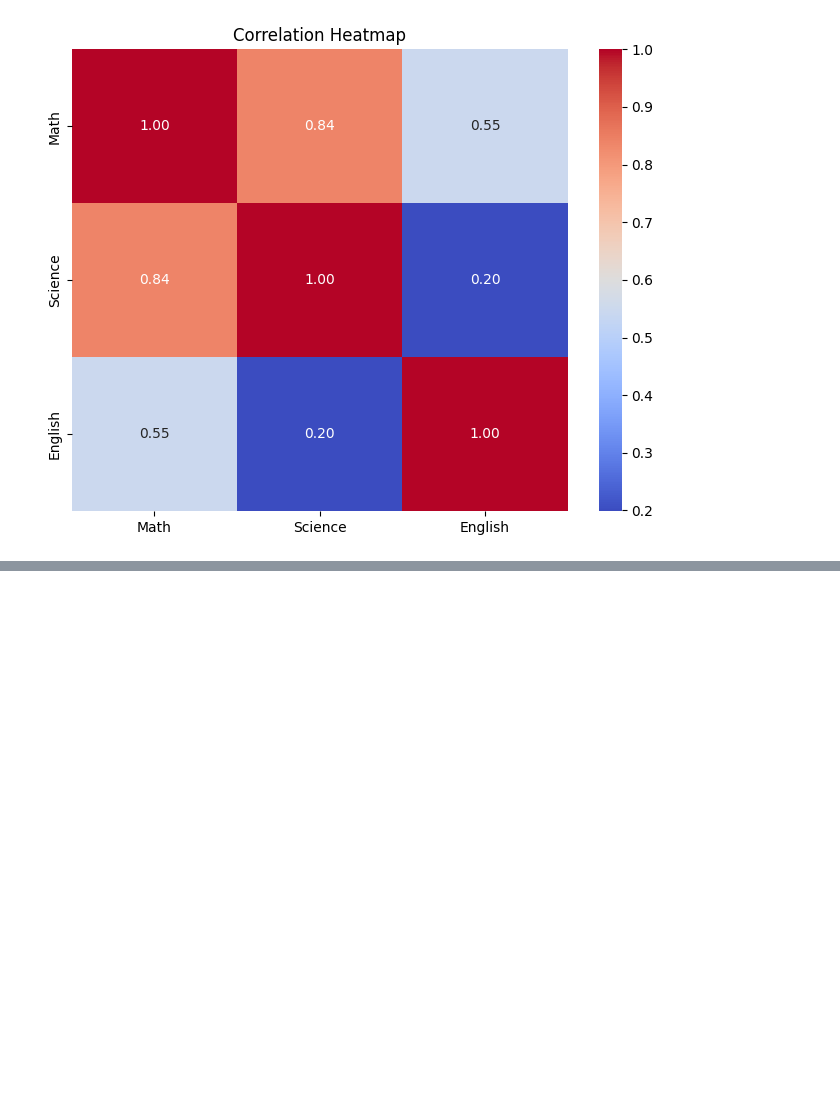
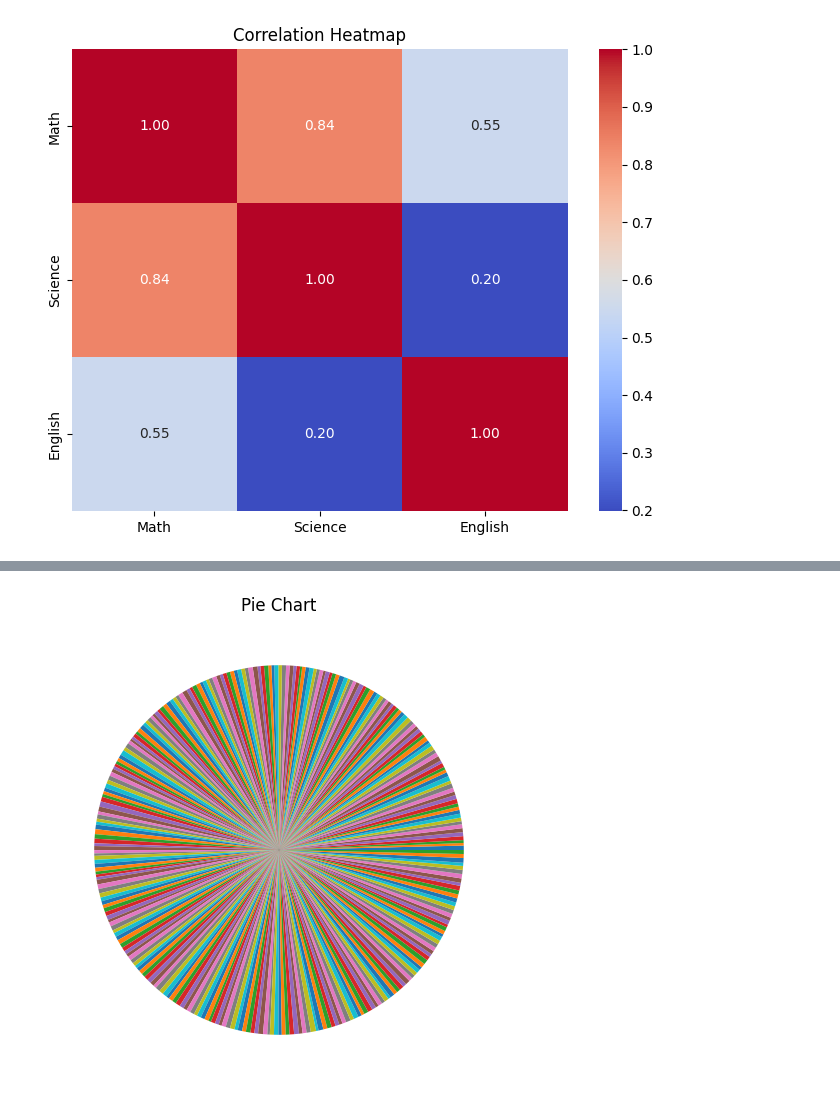
Before and after one commit to deepu002508/ADM, a Jupyter notebook: LAB_02.ipynb, the cells around one changed output, grey strips where cells are left out. Saved outputs shown, nothing was run; the diff lists cells and outputs as text; code cells hidden in the pictures; blank space fills up the shorter version.

```diff
--- a/LAB_02.ipynb
+++ b/LAB_02.ipynb
@@ -103,0 +174,7 @@ plt.show()
+# %%
+plt.figure(figsize=(8, 6))
+plt.pie(df['age'])
+plt.title('Pie Chart')
+plt.show()
+# %% [output]
+[figure, added]
```
Also changed, not shown: parts of 4 cells of this notebook.
